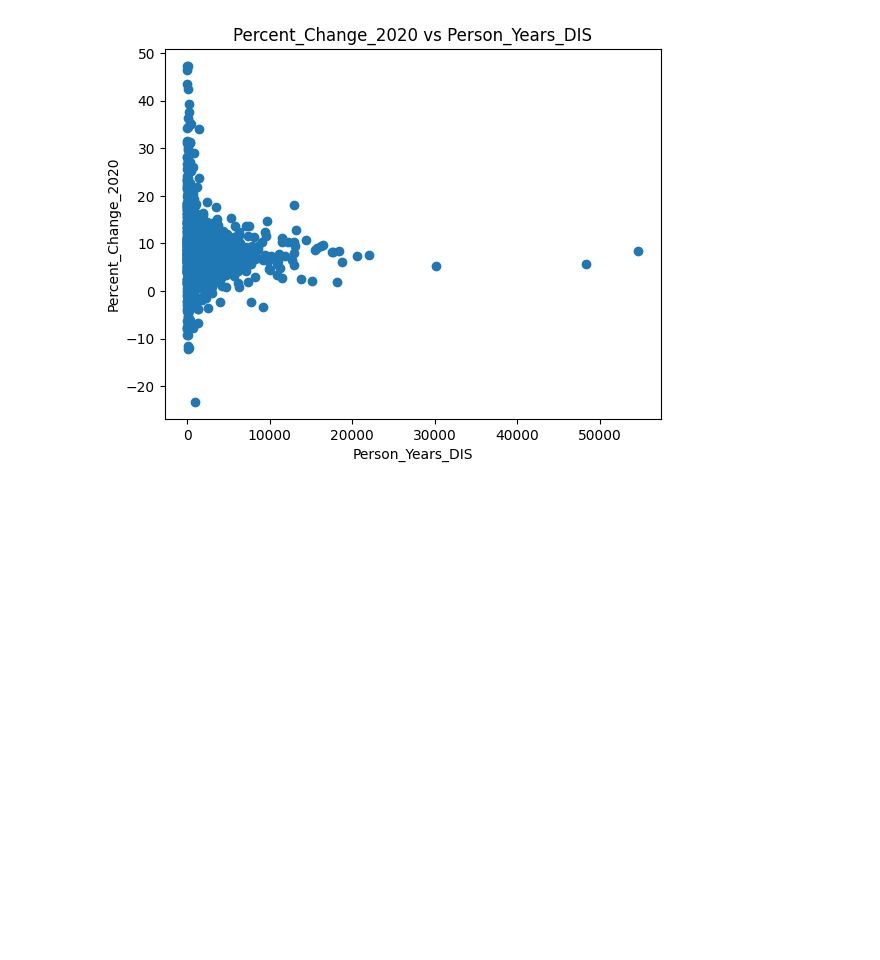
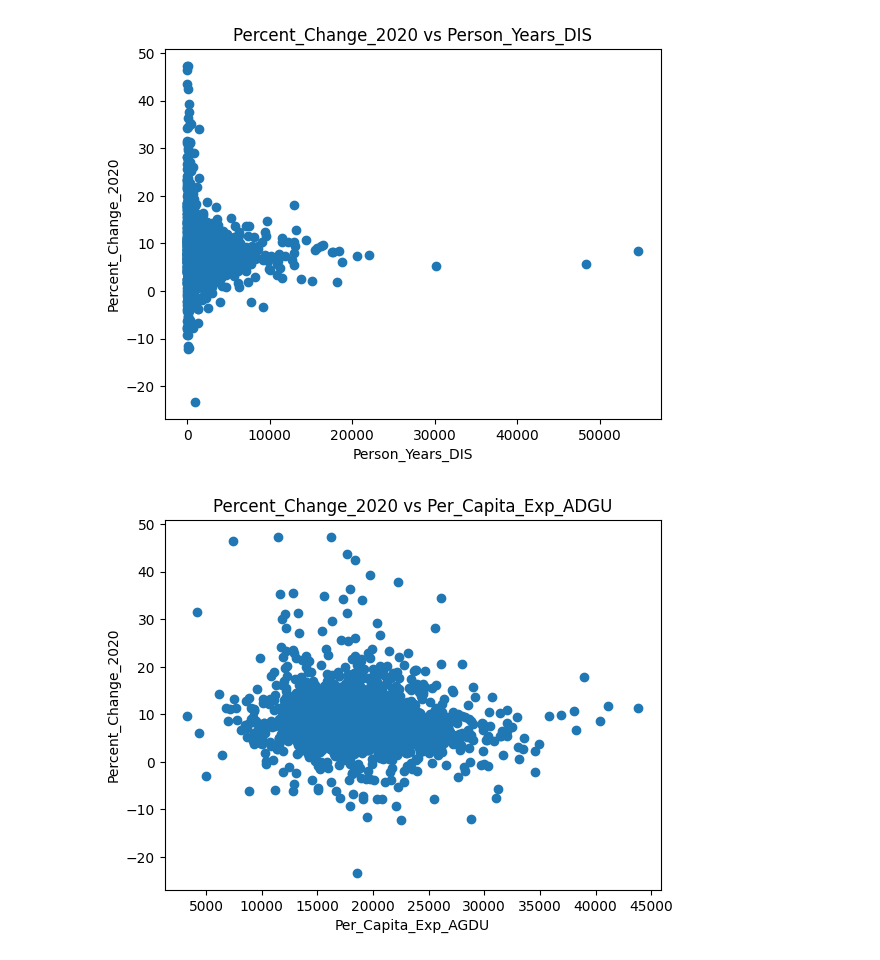
Before and after one commit to AdvaySingh1/Income-Elasticity-Analysis, a Jupyter notebook: Elasticity-Analysis.ipynb, the cells around one changed output. Drawn from its saved outputs; the diff is of its cells as text; code cells hidden in the pictures; blank space fills up the shorter version.

```diff
--- a/Elasticity-Analysis.ipynb
+++ b/Elasticity-Analysis.ipynb
@@ -324,3 +324,26 @@ plt.ylabel('Percent_Change_2020')
 plt.show()
 # %% [output]
 [figure]
+# %%
+#impact of per capita expenditure of both diseases for aged/dual (medicare and medicaid) individuals
+df_per_capita_exp_AGDU = df.copy()
+# remove asticks
+for i in range(len(df_per_capita_exp_AGDU)):
+    if df_per_capita_exp_AGDU.loc[i, 'Per_Capita_Exp_AGDU'] == '*' or df_per_capita_exp_AGDU.loc[i, 'Per_Capita_Exp_AGDU'] == '.':
+        df_per_capita_exp_AGDU = df_per_capita_exp_AGDU.drop(i)
+lst_percent_changes = []
+for val in df_per_capita_exp_AGDU.Percent_Change_2020:
+    lst_percent_changes.append(float(val))
+
+y = np.array(lst_percent_changes)
+lst_vals = []
+for val in df_per_capita_exp_AGDU.Per_Capita_Exp_AGDU:
+    lst_vals.append(float(val))
+x = np.array(lst_vals)
+plt.scatter(x, y)
+plt.title('Percent_Change_2020 vs Per_Capita_Exp_ADGU')
+plt.xlabel('Per_Capita_Exp_AGDU')
+plt.ylabel('Percent_Change_2020')
+plt.show()
+# %% [output]
+[figure, added]
```
Also changed, not shown: parts of 2 cells of this notebook, 1 other file.
